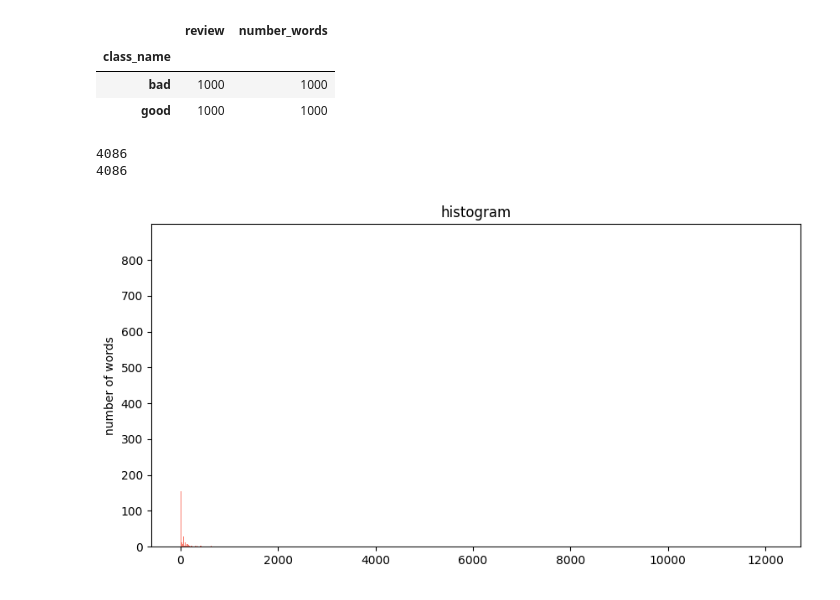
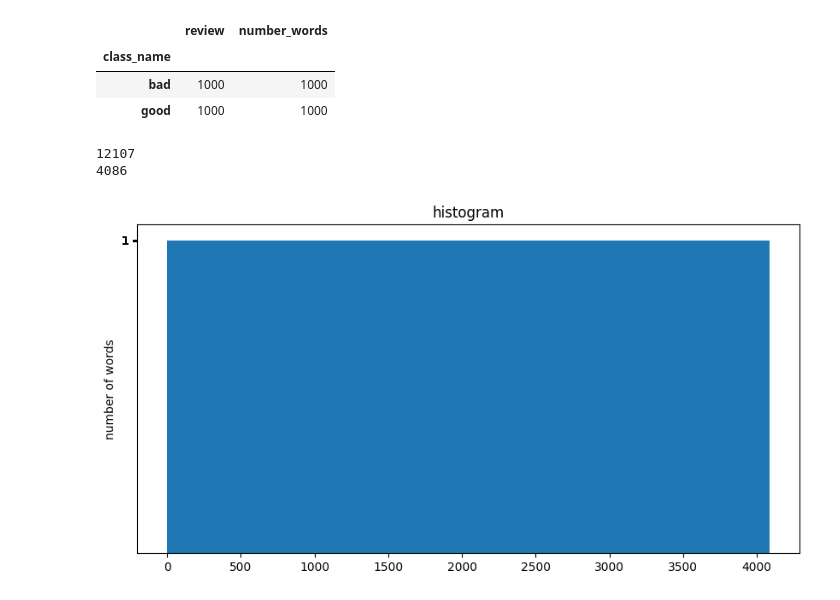
Before and after one commit to d7anSeR/lab4_python, a Jupyter notebook: main_lb4.ipynb, the cells around one changed output. Drawn from its saved outputs; the diff is of its cells as text; code cells hidden in the pictures.

```diff
--- a/main_lb4.ipynb
+++ b/main_lb4.ipynb
@@ -66,6 +66,7 @@ def create_histog(df: pd.DataFrame, metka) -> plt.Figure:
     dict = {}
     list_word = []
     tmp_list = []
+    key_list = []
     df = df[df['class_name'] == metka][['review']]
     for text in df['review']:
         tt = str.maketrans(dict.fromkeys(string.punctuation))
@@ -79,7 +80,8 @@ def create_histog(df: pd.DataFrame, metka) -> plt.Figure:
         if word not in dict.keys():
             dict[word] = list_word.count(word)
             tmp_list.append(list_word.count(word))
-    return tmp_list, dict
+            key_list.append(word)
+    return tmp_list, key_list
 # %% [markdown]
 create DataFrame
 # %%
@@ -176,16 +192,20 @@ minimum 35
 | bad | 1000 | 1000 |
 | good | 1000 | 1000 |
 # %%
-list_t, dic = create_histog(df, 'good')
+list_t, key_list = create_histog(df, 'good')
 # %%
 fig = plt.figure(figsize=(10, 5))
 plt.ylabel('number of words')
 plt.title('histogram')
-plt.hist(list_t, bins = len(dic), color='salmon')
-print(len(dic))
+
+list_tmp = list(range(1, len(list_t) + 1))
+plt.yticks(list_t)
+plt.hist(list_tmp, bins=4086)
+# plt.bar(range(1, len(list_t) + 1), list_t, color='steelblue', width=1)
+#print(len(dic))
 print(len(list_t))
 plt.show()
 # %% [output]
+12107
 4086
-4086
-[figure, old version]
+[figure, new version]
```
Also changed, not shown: parts of 1 cell of this notebook.
